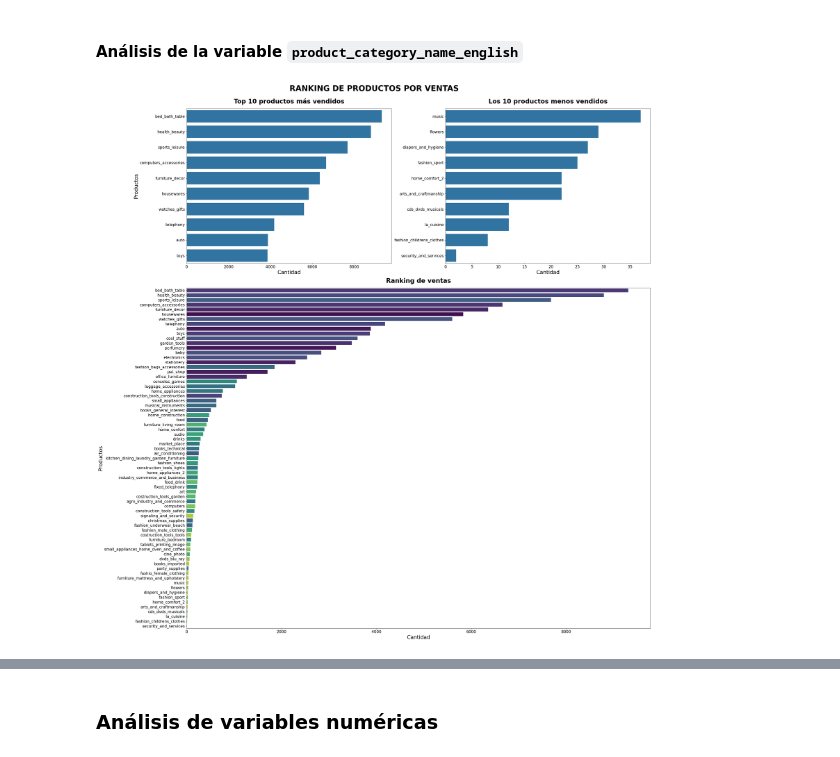
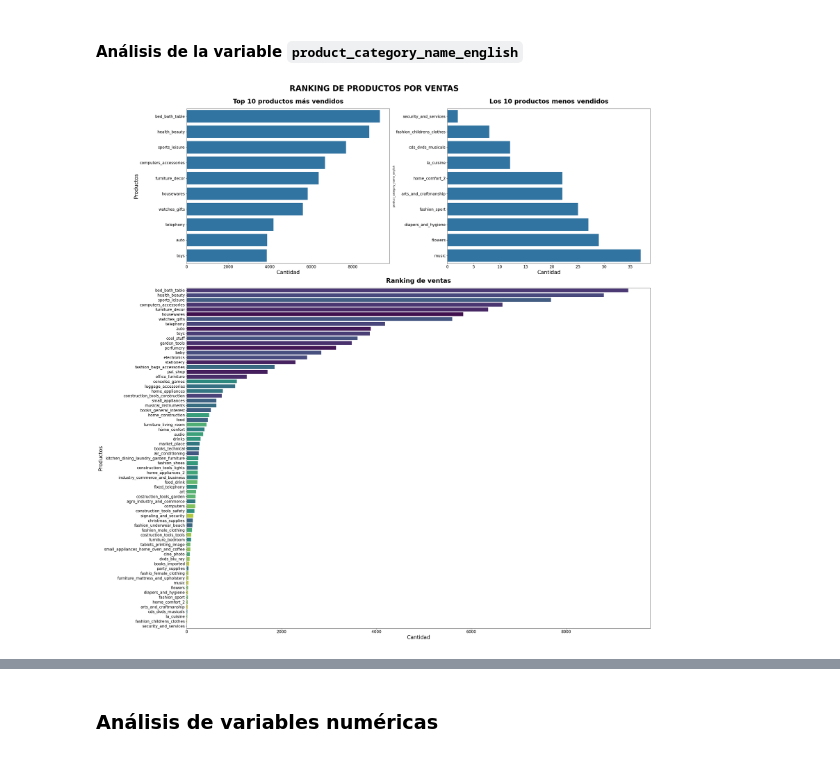
Before and after one commit to carlos-villa-restrepo/brazilian-ecommerce-data-science-project, a Jupyter notebook: notebooks/01_eda.ipynb, the cells around one changed output, grey strips where cells are left out. Saved outputs shown, nothing was run; the diff lists cells and outputs as text; code cells hidden in the pictures.

Commit message:
EDA Arreglado, visualizaciones y observaciones

```diff
--- a/notebooks/01_eda.ipynb
+++ b/notebooks/01_eda.ipynb
@@ -428,33 +428,32 @@ df_unique_order[df_unique_order["customer_unique_id"] =="8d50f5eadf50201ccdcedfb
 # %%
 mosaic = [["A", "B"],
           ["C", "C"]]
 
 fig, axis = plt.subplot_mosaic(mosaic, figsize=(30,30), gridspec_kw={'height_ratios': [1, 2.20]})
 fig.suptitle("RANKING DE PRODUCTOS POR VENTAS", fontsize=30, fontweight="bold", y=1)
 
 sns.countplot(ax=axis["A"],data=df_unique_order, y="product_category_name_english",
               order=df_unique_order["product_category_name_english"].value_counts().head(10).index)
 axis["A"].set_title("Top 10 productos más vendidos", size=24, weight='bold', pad=20)
 axis["A"].set_ylabel("Productos", size=20)
 axis["A"].set_xlabel("Cantidad", size=20)
 axis["A"].tick_params(labelsize=15)
 
 
 sns.countplot(ax=axis["B"],data=df_unique_order, y="product_category_name_english",
-              order=df_unique_order["product_category_name_english"].value_counts().tail(10).index
-              ).set(ylabel=None)
+              order=df_unique_order["product_category_name_english"].value_counts().tail(10).sort_values(ascending=True).index)
 axis["B"].set_title("Los 10 productos menos vendidos", size=24, weight='bold', pad=20)
 axis["B"].set_xlabel("Cantidad", size=20)
 axis["B"].tick_params(labelsize=15)
 
 sns.countplot(ax=axis["C"],data=df_unique_order, y="product_category_name_english",
               order=df_unique_order["product_category_name_english"].value_counts().index,
               hue="product_category_name_english" ,palette="viridis", legend=False)
 axis["C"].set_title("Ranking de ventas", size=24, weight='bold', pad=20)
 axis["C"].set_ylabel("Productos", size=20)
 axis["C"].set_xlabel("Cantidad", size=20)
 axis["C"].tick_params(labelsize=15)
 
 plt.tight_layout()
 # %% [output]
-[figure, old version]
+[figure, new version]
```
Also changed, not shown: parts of 10 cells of this notebook, 3 other files.
